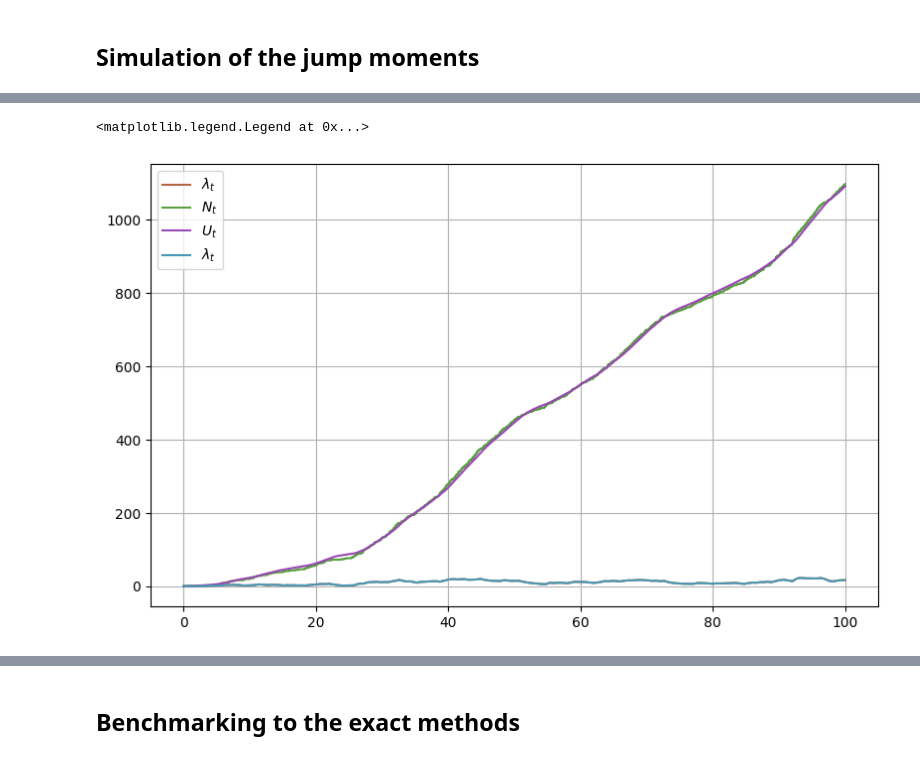
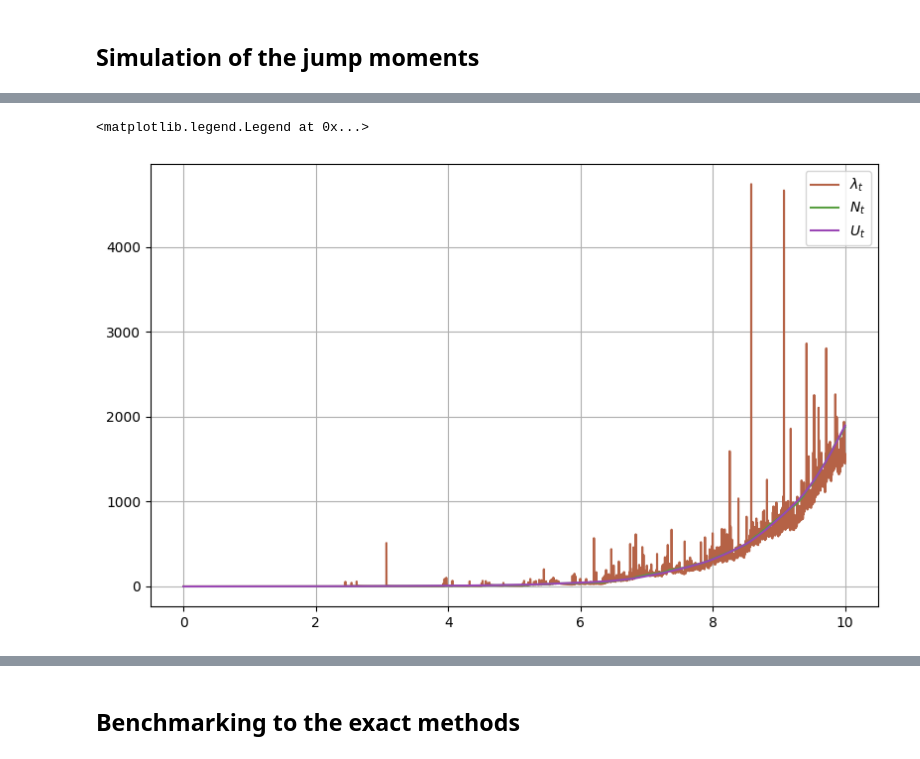
Before and after one commit to MrG1raffe/volterra_hawkes, a Jupyter notebook: notebooks/iVi_Hawkes_simulation.ipynb, the cells around one changed output, grey strips where cells are left out. Drawn from its saved outputs; the diff is of its cells as text; code cells hidden in the pictures.

```diff
--- a/notebooks/iVi_Hawkes_simulation.ipynb
+++ b/notebooks/iVi_Hawkes_simulation.ipynb
@@ -255,8 +252,8 @@ lam = 2
 c = 0.95
 alpha = 2.5
 
-T = 100
-n_steps = 1000
+T = 10
+n_steps = 10000
 n_paths = 1
 
 t_grid = np.linspace(0, T, n_steps + 1)
@@ -264,9 +261,9 @@ t_grid = np.linspace(0, T, n_steps + 1)
 rng = np.random.default_rng(seed=42)
 
 
-# K = FractionalKernel(H=H, c=c)
+K = FractionalKernel(H=H, c=c)
 # K = ExponentialKernel(lam=lam, c=c)
-K = GammaKernel(lam=lam, alpha=alpha, c=lam**alpha * 0.95)
+# K = GammaKernel(lam=lam, alpha=alpha, c=lam**alpha * 0.95)
 
 ivi_hawkes = IVIHawkesProcess(kernel=K, g0_bar=g0_bar_const, rng=rng, g0=g0_const)
 # %%
@@ -282,15 +279,15 @@ Wall time: 273 ms
 # %%
 idx = 0
 
 t_grid_fine = np.linspace(0, T, 10**4)
 plt.plot(t_grid_fine, ivi_hawkes.lam_from_jumps(t_grid_fine, N_jumps[idx]), label="$\lambda_t$")
 plt.plot(t_grid_fine, ivi_hawkes.N_from_jumps(t_grid_fine, N_jumps[idx]), label="$N_t$")
 plt.plot(t_grid_fine, ivi_hawkes.U_from_jumps(t_grid_fine, N_jumps[idx]), label="$U_t$")
-plt.plot(t_grid_fine, ivi_hawkes.lam_from_jumps(t_grid_fine, N_jumps[idx]), label="$\lambda_t$")
+# plt.plot(t_grid_fine, ivi_hawkes.lam_from_jumps(t_grid_fine, N_jumps[idx]), label="$\lambda_t$")
 plt.legend()
 # %% [output]
 <matplotlib.legend.Legend at 0x...>
-[figure, old version]
+[figure, new version]
 # %%
 from scipy.stats import expon
 import statsmodels.api as sm
```
Also changed, not shown: parts of 17 cells of this notebook.
